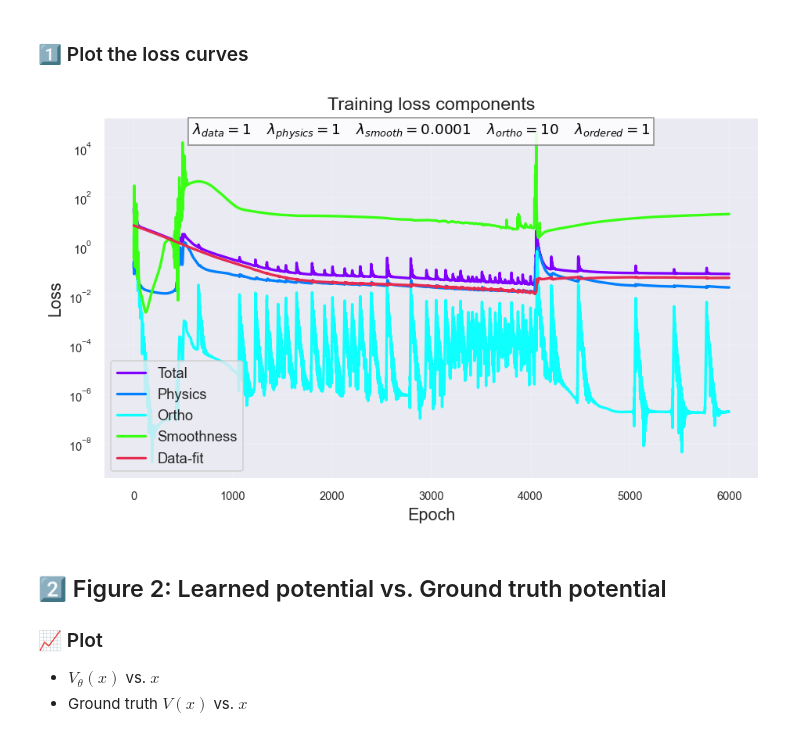
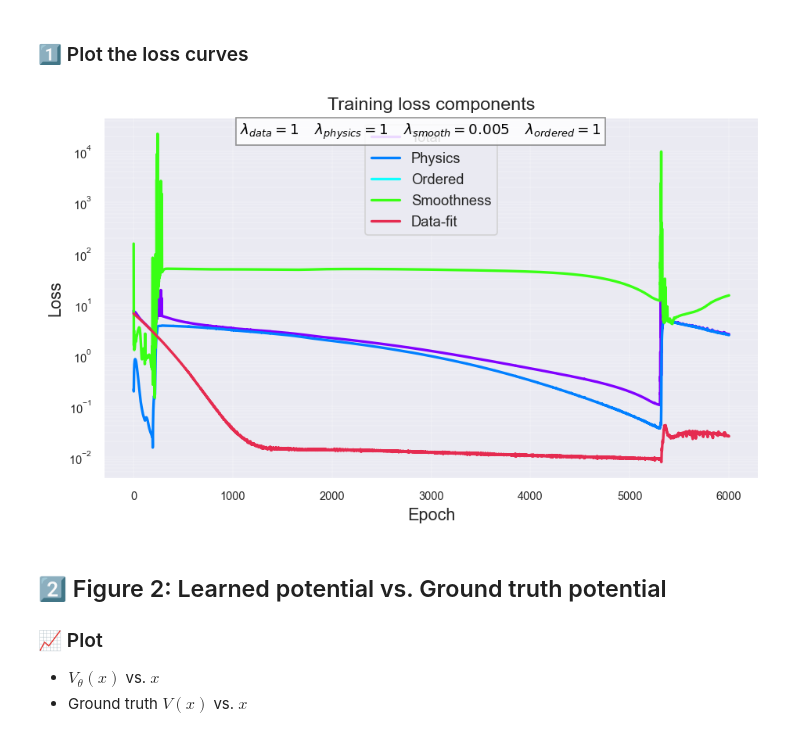
Before and after one commit to Scriber-Labs/lf-pinn-inverse-schrodinger, a Jupyter notebook: notebooks/demo.ipynb, the cells around one changed output. Drawn from its saved outputs; the diff is of its cells as text; code cells hidden in the pictures.

Commit message:
Removed the orthogonality loss.

```diff
--- a/notebooks/demo.ipynb
+++ b/notebooks/demo.ipynb
@@ -15,8 +15,8 @@ import matplotlib as mpl
 mpl.rcParams["font.family"] = "DejaVu Sans"   # works on all OSes
 
 # Figures
-#import seaborn as sns
-#sns.set_theme(style="whitegrid")
+import seaborn as sns
+sns.set_theme()
 #plt.rcParams.update({
 #    "figure.figsize": (8, 5),
 #    "font.size": 12,
@@ -29,7 +29,7 @@ mpl.rcParams["font.family"] = "DejaVu Sans"   # works on all OSes
 # Repo imports (assumes repo root is on PYTHONPATH)
 from model import InverseSchrodingerModel
 from utils import make_grid, set_global_seed
-from physics import tise_loss, potential_smoothness_loss, wavefunction_normalization_loss
+from physics import tise_loss, potential_smoothness_loss, energy_ordering_loss
 from inverse import data_mismatch_loss
 from pod import pod_decomposition, cross_overlap_matrix
 from train import train_step
@@ -38,6 +38,8 @@ from visualizations import *
 set_global_seed(27)
 
 device = torch.device("cuda" if torch.cuda.is_available() else "cpu")
+torch.set_default_dtype(torch.float64)
 print(f"Using device: {device}")
+print(f"Using dtype : {torch.get_default_dtype()}")
 # %% [output]
 Using device: cpu
@@ -91,7 +94,7 @@ def hermite_gauss(n: int, x_vals: torch.Tensor) -> torch.Tensor:
 
 n_states = 3     # number of eigenstates to evaluate/learn
 psi_true = [hermite_gauss(n, x.squeeze()) for n in range(n_states)]
-E_true = torch.arange(n_states, dtype=torch.float32) + 0.5  # exact energies (hbar = omega = 1)
+E_true = torch.arange(n_states, dtype=torch.float64) + 0.5  # exact energies (hbar = omega = 1)
 print(E_true)   # quick sanity check
 
 # Synthetic observed data with some noise so the model has something to fit
@@ -114,8 +117,7 @@ log_every       = 800       # Print loss every N epochs
 # Loss weights (static throughout training)
 lamda_data      = 1.0
 lambda_physics  = 1.0
-lambda_smooth   = 1e-4
-lambda_ortho    = 10.0
+lambda_smooth   = 5e-3
 lambda_ordered  = 1.0
 
 # Build the network
@@ -132,7 +134,6 @@ lambdas = {
     "data": lamda_data,
     "physics": lambda_physics,
     "smooth": lambda_smooth,
-    "ortho": lambda_ortho,
     "ordered": lambda_ordered,
 }
 
@@ -151,7 +152,7 @@ for epoch in range(1, epochs + 1):
     # Run a single optimization step and retrieve the three components
     optimizer.zero_grad()
 
-    total_loss, loss_physics, loss_data, loss_smooth, loss_ortho, loss_ordered = train_step(model, x, dx, rho_obs, E_obs, lambdas)
+    total_loss, loss_physics, loss_data, loss_smooth, loss_ordered = train_step(model, x, dx, rho_obs, E_obs, lambdas)
 
     total_loss.backward()
     optimizer.step()
@@ -161,7 +162,6 @@ for epoch in range(1, epochs + 1):
     physics_history.append(loss_physics.item())
     data_history.append(loss_data.item())
     smooth_history.append(loss_smooth.item())
-    ortho_history.append(loss_ortho.item())
     ordered_history.append(loss_ordered.item())
 
     # ----- logging -----------------------------------------------
@@ -170,10 +170,8 @@ for epoch in range(1, epochs + 1):
               f" | phys={loss_physics.item():.2e} "
               f" | data={loss_data.item():.2e}"
               f" | smooth={loss_smooth.item():.2e}"
-              f" | ortho={loss_ortho.item():.2e}"
               f" | ordered={loss_ordered.item():.2e}"
               )
-
 
 # ----------------------------------------------------------------------
 # Post-training sanity check
@@ -206,9 +204,9 @@ df = pd.DataFrame(
         "epoch": epoch_numbers,
         "total": loss_history,
         "physics": physics_history,
-        "ortho": ortho_history,
+        "data": data_history,
         "smooth": smooth_history,
-        "data": data_history,
+        "ordered": ordered_history,
     }
 )
 # %% [markdown]
@@ -218,17 +216,17 @@ df = pd.DataFrame(
 # %%
 loss_path = pathlib.Path("../artifacts/demo_visuals/training_curves.png")
 fig = plot_loss_history(
     epochs=df["epoch"],
     total=df["total"],
     physics=df["physics"],
-    ortho=df["ortho"],
+    data=df["data"],
     smooth=df["smooth"],
-    data=df["data"],
+    ordered=df["ordered"],
     lambdas=lambdas,
     out_path=loss_path,
 )
 # %% [output]
-[figure, old version]
+[figure, new version]
 # %% [markdown]
 ## 2️⃣ Figure 2: Learned potential vs. Ground truth potential
 
```
Also changed, not shown: parts of 12 cells of this notebook, 14 other files.
